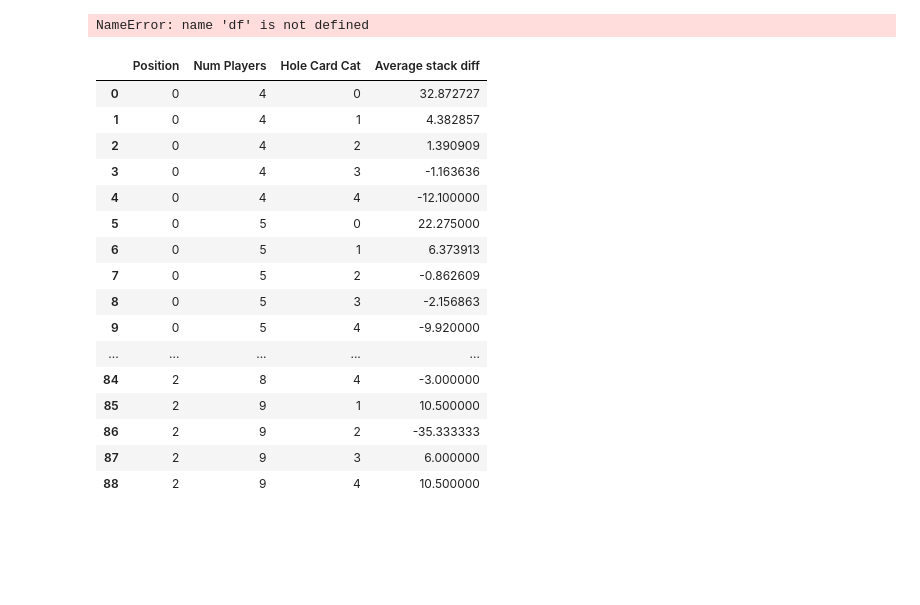
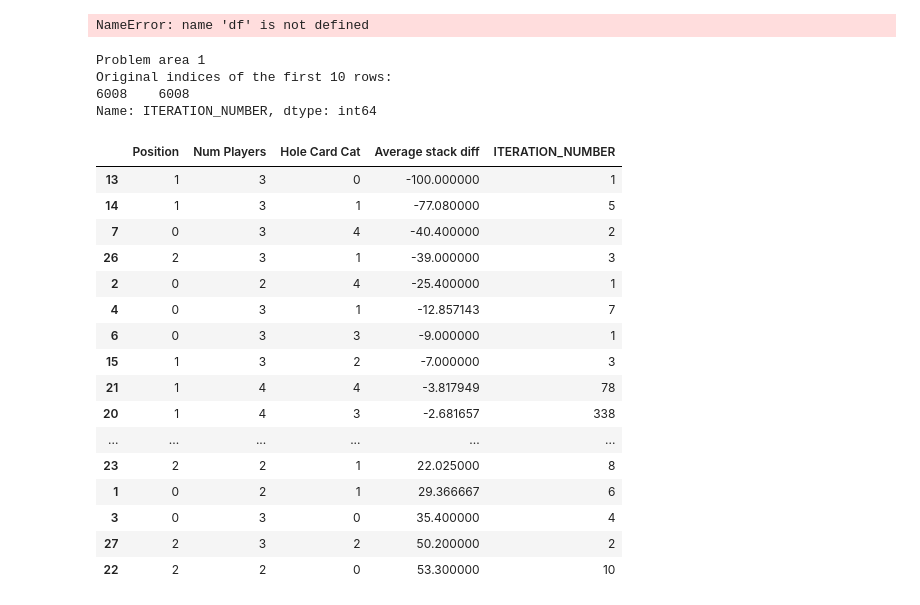
Before and after one commit to eric7237cire/poker_eval, a Jupyter notebook: python/Analyze.ipynb, the cells around one changed output. Saved outputs shown, nothing was run; the diff lists cells and outputs as text; code cells hidden in the pictures; blank space fills up the shorter version.

```diff
--- a/python/Analyze.ipynb
+++ b/python/Analyze.ipynb
@@ -56,7 +67,7 @@ lost_as_button = df[ (df['STACK_DIFF'] < -15) & (df['POSITION'] == 8) ]
 
 # Get the original DataFrame indices for the first 10 rows of the filtered DataFrame
 def print_first_10(filtered_df, desc: str):
-    first_10_indices = filtered_df.head(10).index
+    first_10_indices = filtered_df.head(10)["ITERATION_NUMBER"]
 
     print(f"{desc} {len(filtered_df)}")
     print("Original indices of the first 10 rows:")
@@ -147,49 +168,65 @@ def get_position(row):
     else:
         return 4
 
 flop['NODE1'] = flop.apply(lambda x: get_position(x), axis=1)
 
 # print(f"Positions: {flop['NODE1'].unique()}")
 
-flop['NODE2'] = flop['PLR_START_FLOP'].apply(lambda x: max(4, x))
+flop['NODE2'] = flop['PLR_START_FLOP'].apply(lambda x: min(4, x))
 flop['NODE2'].unique()
 
 def get_group_set(simple_hole_cards: str):
     for i, group_set in enumerate(GROUP_SETS):
         if simple_hole_cards in group_set:
             return i
     return None
 
 flop['NODE3'] = flop['HOLE_CARDS_SIMPLE'].apply(lambda x: get_group_set(x))
 flop['HOLE_CARDS_SIMPLE'].unique()
 flop['NODE3'].unique()
 
-agg = flop.groupby(['NODE1', 'NODE2', 'NODE3'])['STACK_DIFF'].mean().reset_index()
+# agg = flop.groupby(['NODE1', 'NODE2', 'NODE3'])['STACK_DIFF'].mean().reset_index()
+agg = flop.groupby(['NODE1', 'NODE2', 'NODE3']).agg({
+    'STACK_DIFF': 'mean',
+    'ITERATION_NUMBER': 'count'
+}).reset_index()
+
+# sort by avg stack diff
+agg = agg.sort_values(by=['STACK_DIFF'])
 
 pd.set_option('display.max_columns', None)  # Show all columns
 pd.set_option('display.max_rows', None)     # Show all rows
 pd.set_option('display.width', None)        # Auto width adjustment
 
 # Example of renaming columns
 agg = agg.rename(columns={'NODE1': 'Position',
                           'NODE2': 'Num Players', 'NODE3': 'Hole Card Cat', 'STACK_DIFF': 'Average stack diff'})
 
+#print(flop.iloc[3])
+problem_area = flop[(flop['NODE1'] == 1) & (flop['NODE2'] == 3) & (flop['NODE3'] == 0)]
+
+print_first_10(problem_area, "Problem area")
+
 agg
 # %% [output]
+Problem area 1
+Original indices of the first 10 rows:
+6008    6008
+Name: ITERATION_NUMBER, dtype: int64
-|  | Position | Num Players | Hole Card Cat | Average stack diff |
-| 0 | 0 | 4 | 0 | 32.872727 |
-| 1 | 0 | 4 | 1 | 4.382857 |
-| 2 | 0 | 4 | 2 | 1.390909 |
-| 3 | 0 | 4 | 3 | -1.163636 |
-| 4 | 0 | 4 | 4 | -12.100000 |
-| 5 | 0 | 5 | 0 | 22.275000 |
-| 6 | 0 | 5 | 1 | 6.373913 |
-| 7 | 0 | 5 | 2 | -0.862609 |
-| 8 | 0 | 5 | 3 | -2.156863 |
-| 9 | 0 | 5 | 4 | -9.920000 |
-| ... | ... | ... | ... | ... |
-| 84 | 2 | 8 | 4 | -3.000000 |
-| 85 | 2 | 9 | 1 | 10.500000 |
-| 86 | 2 | 9 | 2 | -35.333333 |
-| 87 | 2 | 9 | 3 | 6.000000 |
-| 88 | 2 | 9 | 4 | 10.500000 |
+|  | Position | Num Players | Hole Card Cat | Average stack diff | ITERATION_NUMBER |
+| 13 | 1 | 3 | 0 | -100.000000 | 1 |
+| 14 | 1 | 3 | 1 | -77.080000 | 5 |
+| 7 | 0 | 3 | 4 | -40.400000 | 2 |
+| 26 | 2 | 3 | 1 | -39.000000 | 3 |
+| 2 | 0 | 2 | 4 | -25.400000 | 1 |
+| 4 | 0 | 3 | 1 | -12.857143 | 7 |
+| 6 | 0 | 3 | 3 | -9.000000 | 1 |
+| 15 | 1 | 3 | 2 | -7.000000 | 3 |
+| 21 | 1 | 4 | 4 | -3.817949 | 78 |
+| 20 | 1 | 4 | 3 | -2.681657 | 338 |
+| ... | ... | ... | ... | ... | ... |
+| 23 | 2 | 2 | 1 | 22.025000 | 8 |
+| 1 | 0 | 2 | 1 | 29.366667 | 6 |
+| 3 | 0 | 3 | 0 | 35.400000 | 4 |
+| 27 | 2 | 3 | 2 | 50.200000 | 2 |
+| 22 | 2 | 2 | 0 | 53.300000 | 10 |
```
Also changed, not shown: parts of 2 cells of this notebook, 9 other files.
